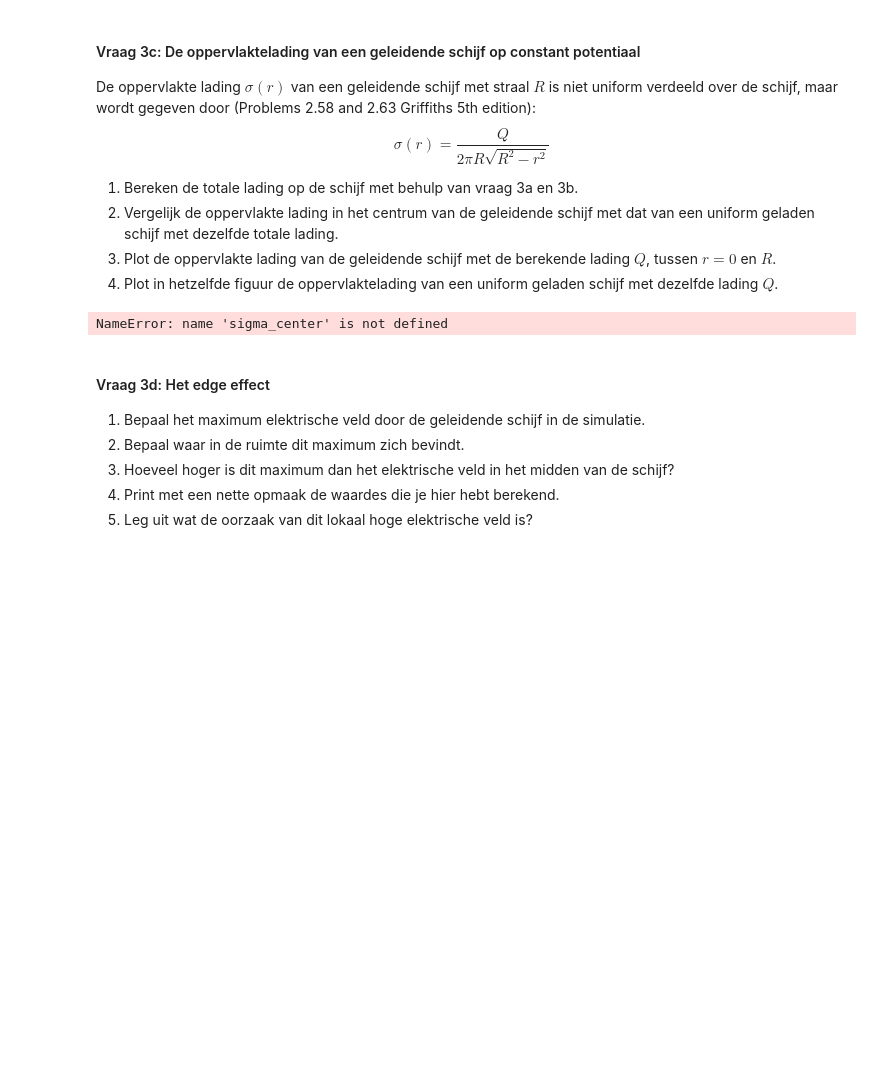
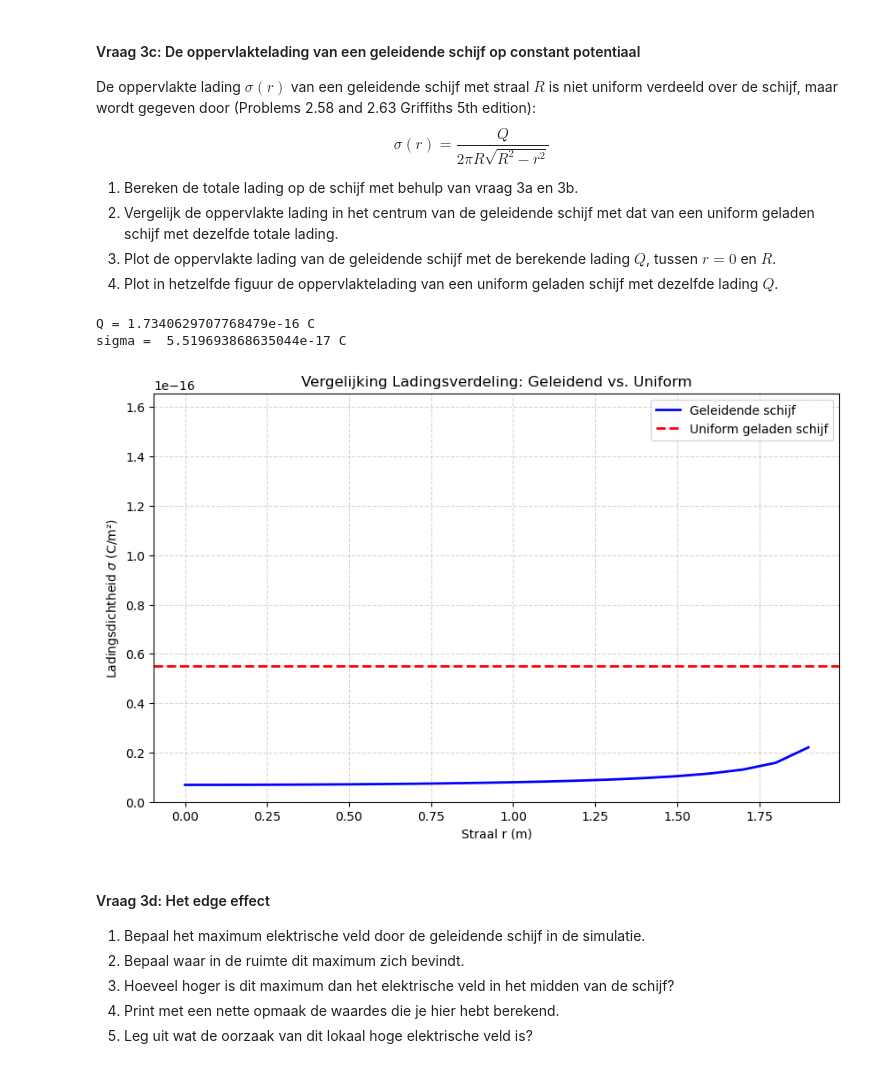
Before and after one commit to lwilt-dot/opdrachten-DEF-D, a Jupyter notebook: DigitaleOntwerpopdrachten/1CondensatorOpdracht/CondensatorOntwerpopdracht.ipynb, the cells around one changed output. Saved outputs shown, nothing was run; the diff lists cells and outputs as text; code cells hidden in the pictures; blank space fills up the shorter version.

```diff
--- a/DigitaleOntwerpopdrachten/1CondensatorOpdracht/CondensatorOntwerpopdracht.ipynb
+++ b/DigitaleOntwerpopdrachten/1CondensatorOpdracht/CondensatorOntwerpopdracht.ipynb
@@ -600,6 +606,11 @@ Norm van E op as dicht bij midden (z ≈ -0.000 m): 7.793e-07 V/m
 *Geef in deze markdown cel je antwoord op 3b.1.*
 # %%
 #### Print met deze cel met een nette opmaak je antwoord op vraag 3b 2.
+
+# zorg dat benodigde variabelen als arrays bekend zijn
+r_for_E = np.asarray(r_for_E).flatten()
+z_for_E = np.asarray(z_for_E).flatten()
+Ez_arr = np.asarray(Ez)
 
 # Probeer eerst de eerder berekende waarde te gebruiken
 if 'E_near_center' in globals():
@@ -613,7 +624,7 @@ else:
     a0, a1 = Ez_arr.shape
     # Zorg dat Ez2 heeft shape (nr, nz)
     if (a0, a1) == (nr, nz):
-        Ez2 = Ez_arr.
+        Ez2 = Ez_arr
     elif (a0, a1) == (nz, nr):
         Ez2 = Ez_arr.T
     else:
@@ -641,4 +652,5 @@ sigma_center = epsilon0 * E_center
 
 print(f"Benaderde oppervlakteladingsdichtheid in het midden σ(0) = {sigma_center:.3e} C/m^2")
 print("Gehanteerde formule: σ = ε0 · |E_normal| (met E_normal gemeten net buiten het oppervlak)")
+# ...existing code...
 # %% [output]
@@ -656,15 +669,31 @@ $$\sigma(r) = \frac{Q}{2 \pi R \sqrt{R^2 - r^2}}$$
 # %%
 ###
 ###Jouw code hier###
 ###
-
+R = 2
 #1
 Q_total = sigma_center * (2 * np.pi * R**2)
-
+print('Q =', Q_total, "C")
 #2
 sigma_uniform_val = Q_total / (np.pi)
+print("sigma = ", sigma_uniform_val, "C")
+sigma_theoretisch = Q_total / (2 * np.pi * R * np.sqrt(R**2 - r_vals**2))
+# 3 en 4
+plt.figure(figsize=(10, 6))
+plt.plot(r_vals, sigma_theoretisch, label='Geleidende schijf', color='blue', linewidth=2)
+plt.axhline(y=sigma_uniform_val, color='red', linestyle='--', label='Uniform geladen schijf', linewidth=2)
+
+plt.xlabel('Straal r (m)')
+plt.ylabel('Ladingsdichtheid $\sigma$ (C/m²)')
+plt.title('Vergelijking Ladingsverdeling: Geleidend vs. Uniform')
+plt.legend()
+plt.grid(True, which='both', linestyle='--', alpha=0.5)
+plt.ylim(0, sigma_uniform_val * 3) # Limiet voor leesbaarheid aangezien de rand naar oneindig gaat
+plt.show()
 # %% [output]
-NameError: name 'sigma_center' is not defined
+Q = 1.7340629707768479e-16 C
+sigma =  5.519693868635044e-17 C
+[figure, added]
 # %% [markdown]
 #### Vraag 3d: Het edge effect
 
```
Also changed, not shown: parts of 3 cells of this notebook, 1 other file.
